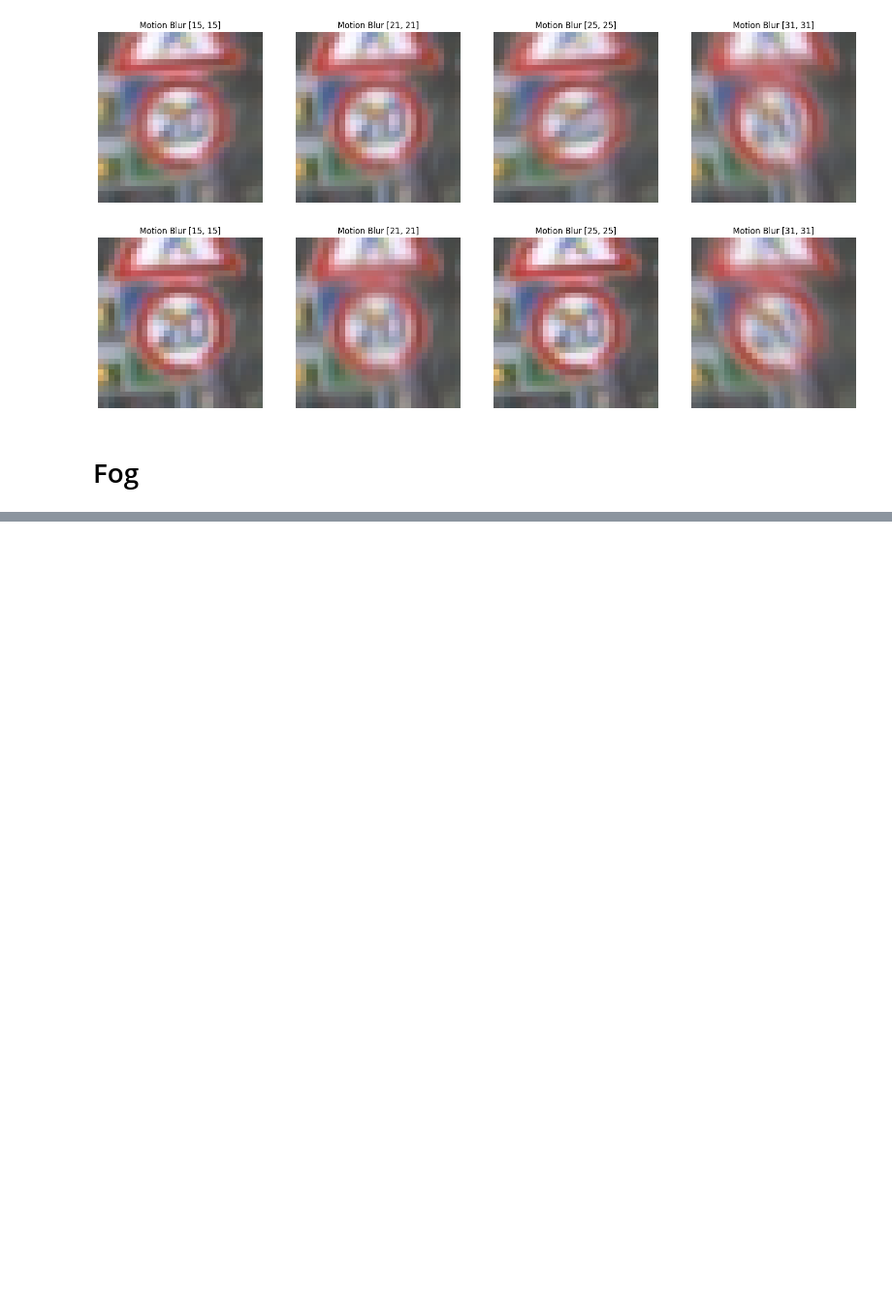
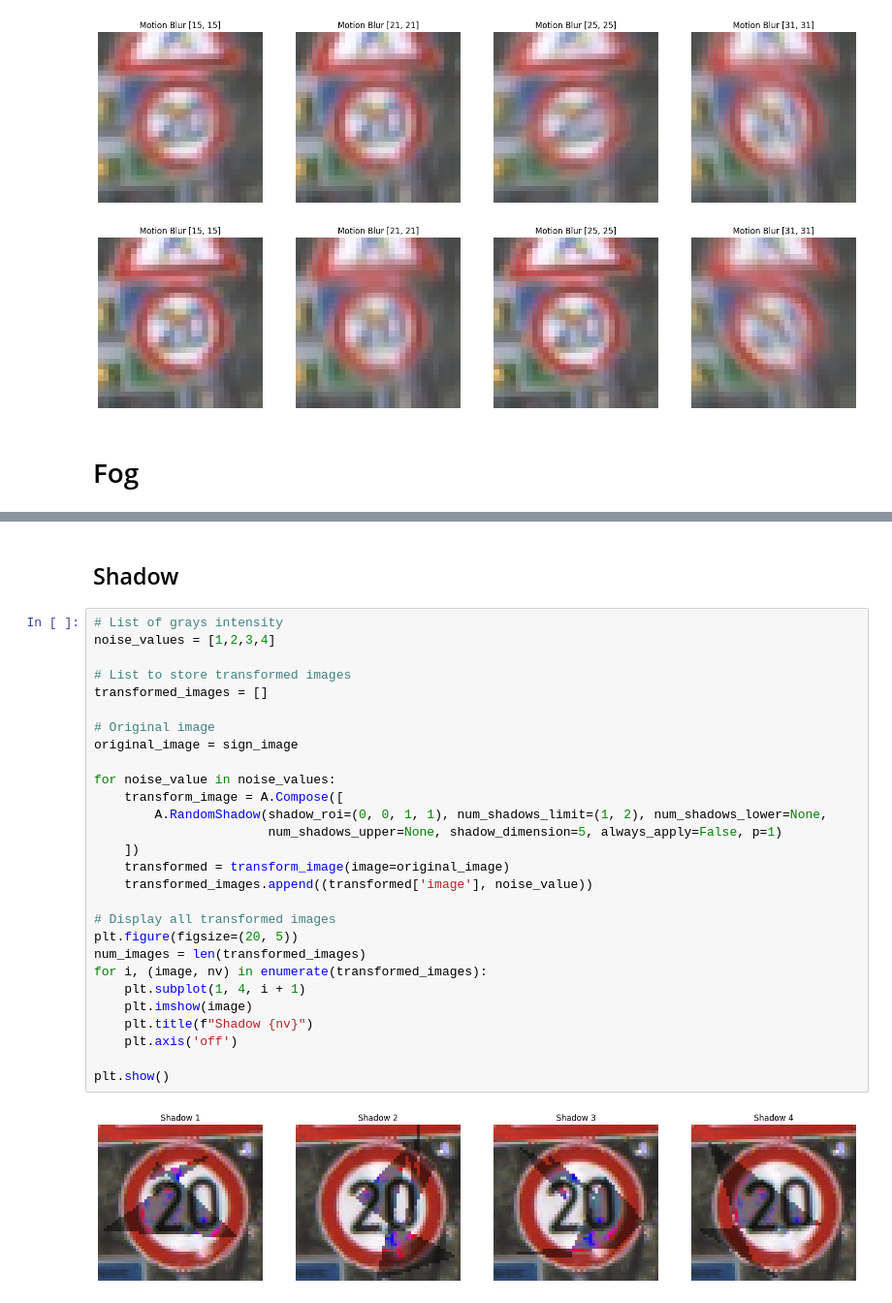
Before and after one commit to ToldoDM/Traffic-Sign-Recognition, a Jupyter notebook: data_augmentation.ipynb, the cells around one changed output, grey strips where cells are left out. Shown at 97% size. Cells and saved outputs as stored; diff of their text form; blank space fills up the shorter version.

```diff
--- a/data_augmentation.ipynb
+++ b/data_augmentation.ipynb
@@ -360,0 +425,32 @@ plt.show()
+# %% [markdown]
+## Shadow
+# %%
+# List of grays intensity
+noise_values = [1,2,3,4]
+
+# List to store transformed images
+transformed_images = []
+
+# Original image
+original_image = sign_image
+
+for noise_value in noise_values:
+    transform_image = A.Compose([
+        A.RandomShadow(shadow_roi=(0, 0, 1, 1), num_shadows_limit=(1, 2), num_shadows_lower=None,
+                       num_shadows_upper=None, shadow_dimension=5, always_apply=False, p=1)
+    ])
+    transformed = transform_image(image=original_image)
+    transformed_images.append((transformed['image'], noise_value))
+
+# Display all transformed images
+plt.figure(figsize=(20, 5))
+num_images = len(transformed_images)
+for i, (image, nv) in enumerate(transformed_images):
+    plt.subplot(1, 4, i + 1)
+    plt.imshow(image)
+    plt.title(f"Shadow {nv}")
+    plt.axis('off')
+
+plt.show()
+# %% [output]
+[figure, added]
```
Also changed, not shown: parts of 13 cells of this notebook, 2 other files.
